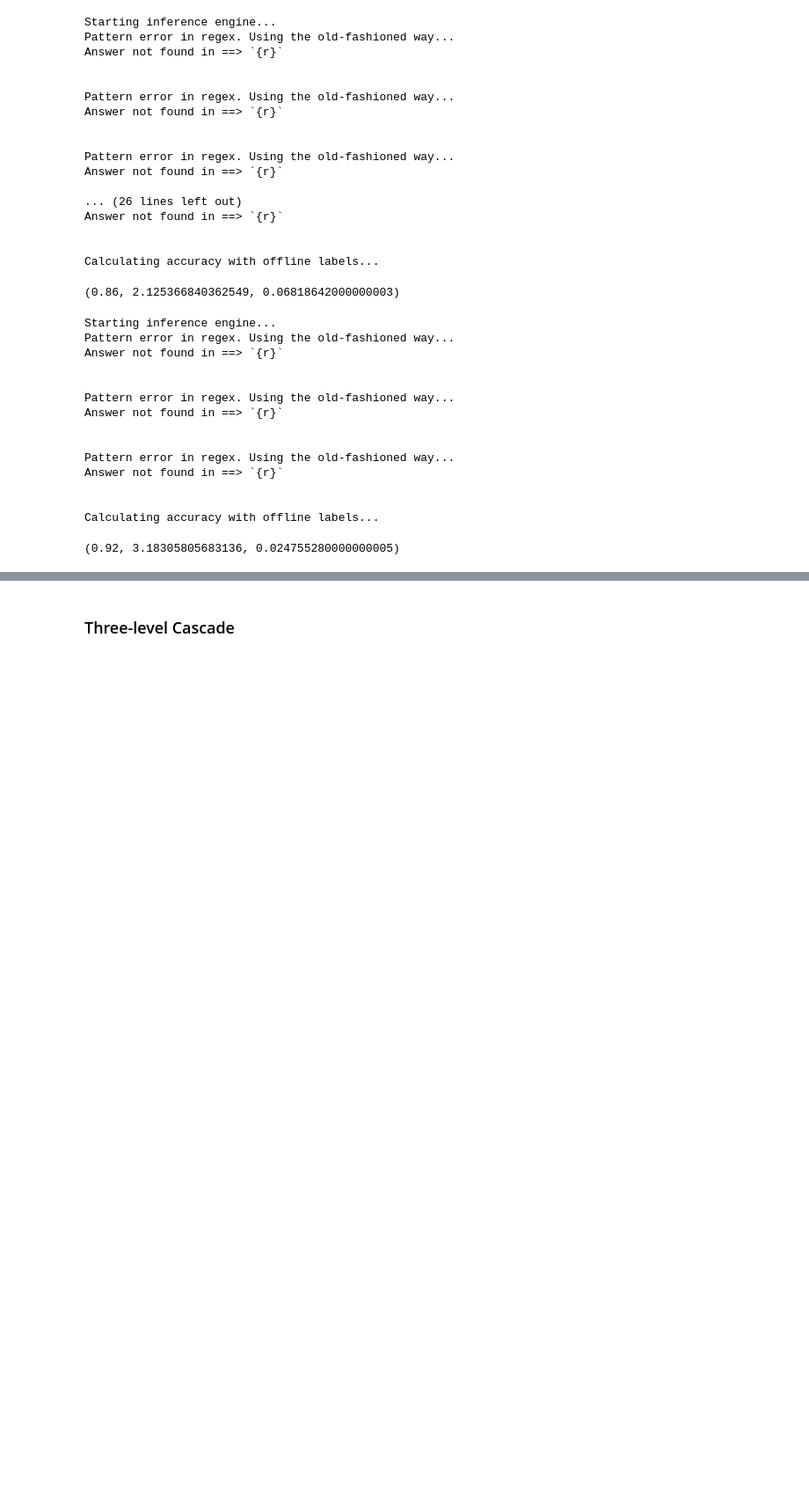
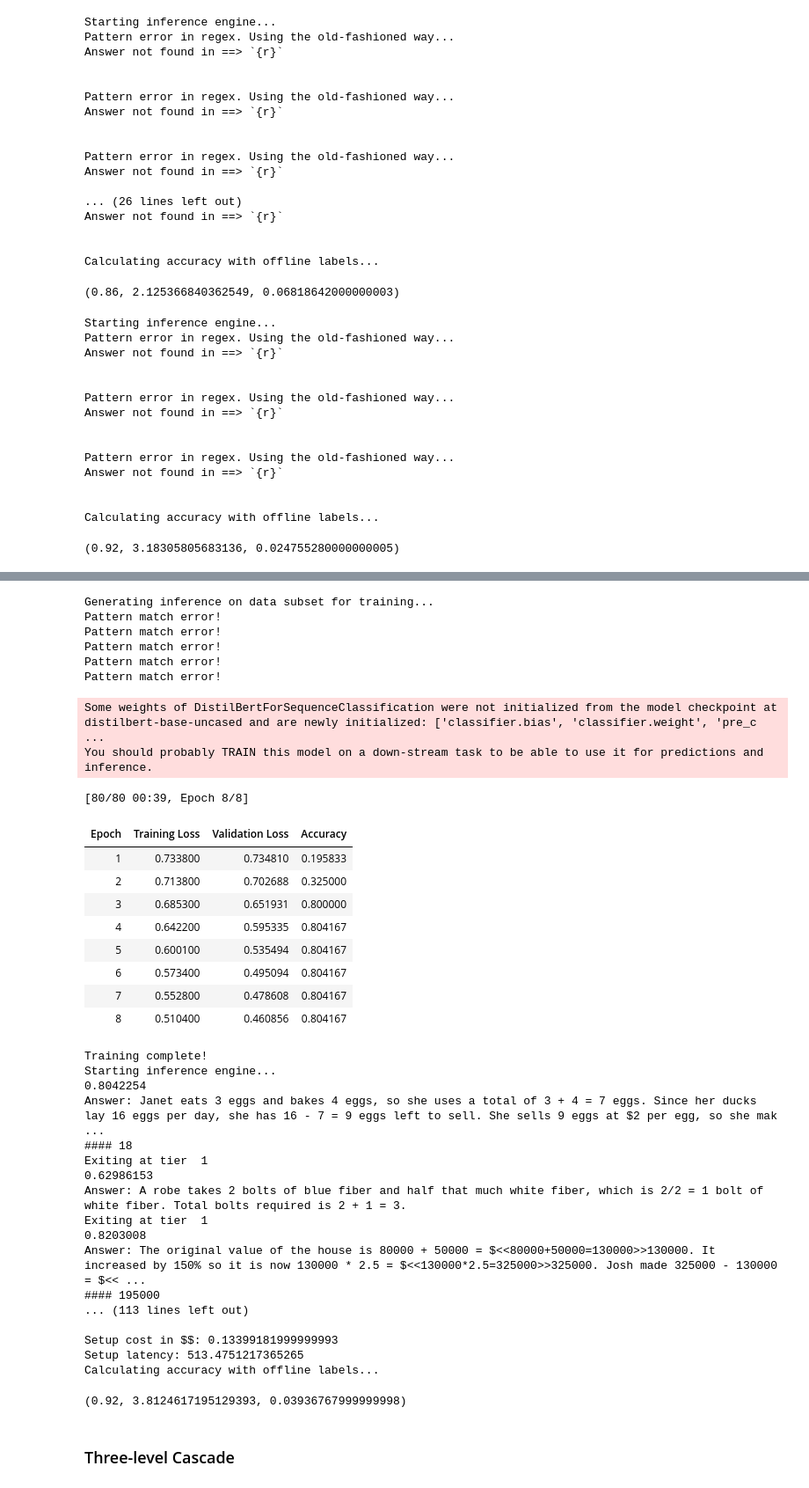
Before and after one commit to stevenkolawole/Agreement-Based-Cascading, a Jupyter notebook: run.ipynb, the cells around one changed output, grey strips where cells are left out. Shown: that part at 88% size. Drawn from its saved outputs; the diff is of its cells as text; code cells hidden in the pictures; blank space fills up the shorter version.

Commit message:
frugalgpt test successful

```diff
--- a/run.ipynb
+++ b/run.ipynb
@@ -199,3 +191,9 @@ Answer not found in ==> `{r}`
 
 Calculating accuracy with offline labels...
 (0.92, 3.18305805683136, 0.024755280000000005)
+# %%
+# Test FrugalGPT
+
+test_fgpt = FrugalGPT(API1, Task1, single_models_cascade_2level, train=True)
+test_fgpt.inference_cascade(len_data=25)
+# %% [output]
@@ -202,2 +217,38 @@ Calculating accuracy with offline labels...
+Generating inference on data subset for training...
+Pattern match error!
+Pattern match error!
+Pattern match error!
+Pattern match error!
+Pattern match error!
+Some weights of DistilBertForSequenceClassification were not initialized from the model checkpoint at distilbert-base-uncased and are newly initialized: ['classifier.bias', 'classifier.weight', 'pre_c ...
+You should probably TRAIN this model on a down-stream task to be able to use it for predictions and inference.
+[80/80 00:39, Epoch 8/8]
+| Epoch | Training Loss | Validation Loss | Accuracy |
+| 1 | 0.733800 | 0.734810 | 0.195833 |
+| 2 | 0.713800 | 0.702688 | 0.325000 |
+| 3 | 0.685300 | 0.651931 | 0.800000 |
+| 4 | 0.642200 | 0.595335 | 0.804167 |
+| 5 | 0.600100 | 0.535494 | 0.804167 |
+| 6 | 0.573400 | 0.495094 | 0.804167 |
+| 7 | 0.552800 | 0.478608 | 0.804167 |
+| 8 | 0.510400 | 0.460856 | 0.804167 |
+Training complete!
+Starting inference engine...
+0.8042254
+Answer: Janet eats 3 eggs and bakes 4 eggs, so she uses a total of 3 + 4 = 7 eggs. Since her ducks lay 16 eggs per day, she has 16 - 7 = 9 eggs left to sell. She sells 9 eggs at $2 per egg, so she mak ...
+#### 18
+Exiting at tier  1
+0.62986153
+Answer: A robe takes 2 bolts of blue fiber and half that much white fiber, which is 2/2 = 1 bolt of white fiber. Total bolts required is 2 + 1 = 3.
+Exiting at tier  1
+0.8203008
+Answer: The original value of the house is 80000 + 50000 = $<<80000+50000=130000>>130000. It increased by 150% so it is now 130000 * 2.5 = $<<130000*2.5=325000>>325000. Josh made 325000 - 130000 = $<< ...
+#### 195000
+... (113 lines left out)
+
+Setup cost in $$: 0.13399181999999993
+Setup latency: 513.4751217365265
+Calculating accuracy with offline labels...
+(0.92, 3.8124617195129393, 0.03936767999999998)
 # %% [markdown]
 ### Three-level Cascade
```
Also changed, not shown: parts of 5 cells of this notebook, 2 other files.
